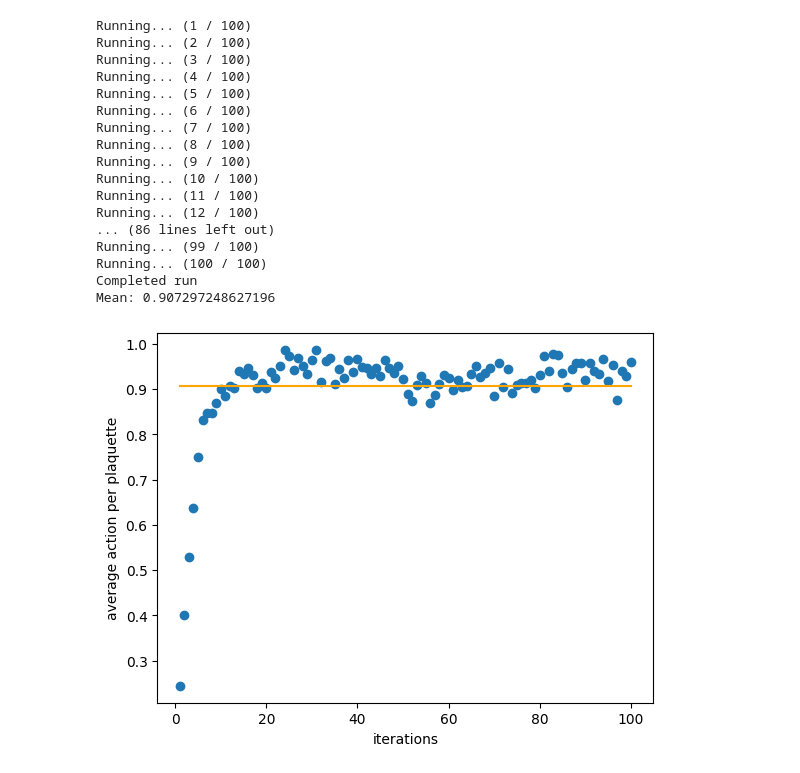
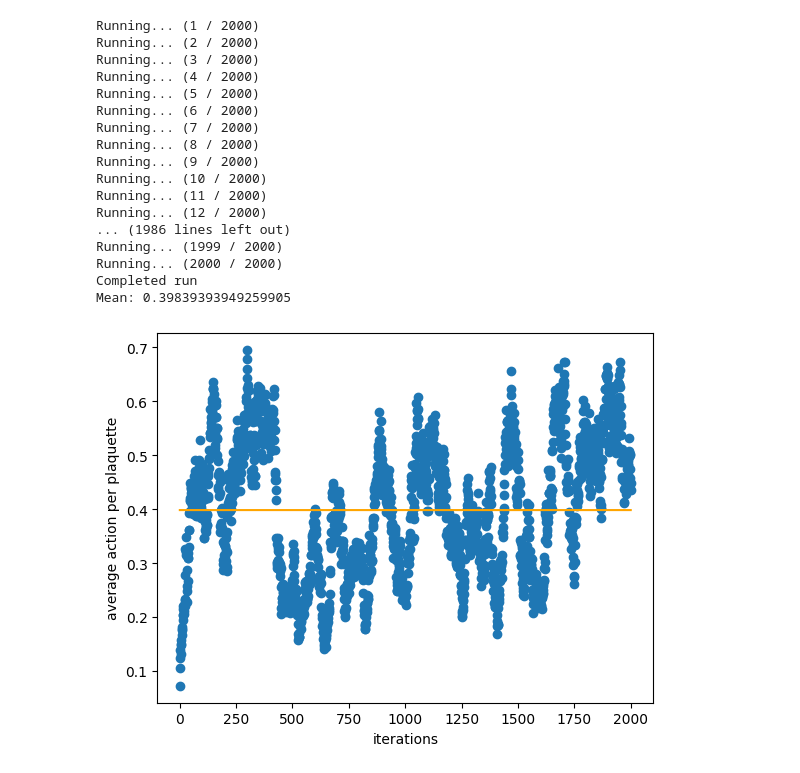
Before and after one commit to ties-oosthoek/monte-carlo-techniques-project, a Jupyter notebook: heatbath.ipynb, the cells around one changed output. Cells and saved outputs as stored; diff of their text form; code cells hidden in the pictures.

```diff
--- a/heatbath.ipynb
+++ b/heatbath.ipynb
@@ -123,17 +123,18 @@ def run_simulation(state,beta,k,n,measurements):
 # %%
 def try_gather_data_and_plot(state,beta,k,n,measurements):
     try_gather_data(state,beta,k,n,measurements)
-    try_plot_data(beta,measurements)
+    try_plot_data(len(state),beta,measurements)
 
 def try_gather_data(state,beta,k,n,measurements):
     with h5py.File('lattice.hdf5','a') as f:
-        if not f"beta{np.round(beta,decimals=2)}-average-action-per-iterations" in f:
+        width = len(state)
+        if not f"actions_w{width}_b{np.round(beta,decimals=2)}" in f:
             actions = run_simulation(state,beta,k,n,measurements)
-            f.create_dataset(f"beta{np.round(beta,decimals=2)}-average-action-per-iterations",data=actions)
+            f.create_dataset(f"actions_w{width}_b{np.round(beta,decimals=2)}",data=actions)
 
-def try_plot_data(beta,measurements):
+def try_plot_data(width,beta,measurements):
     with h5py.File('lattice.hdf5','r') as f:
-        average_plaquette_actions = f[f"beta{np.round(beta,decimals=2)}-average-action-per-iterations"][()]
+        average_plaquette_actions = f[f"actions_w{width}_b{np.round(beta,decimals=2)}"][()]
 
         plt.scatter(np.linspace(1,measurements,measurements),average_plaquette_actions)
         plt.xlabel("iterations")
@@ -143,23 +144,23 @@ def try_plot_data(beta,measurements):
 
         print(f"Mean: {np.mean(average_plaquette_actions)}")
 # %%
-try_gather_data_and_plot(state=ordered_state(width=4),beta=0.55,k=0,n=1,measurements=400)
+try_gather_data_and_plot(state=ordered_state(width=4),beta=4,k=0,n=1,measurements=2000)
 # %% [output]
-Running... (1 / 100)
-Running... (2 / 100)
-Running... (3 / 100)
-Running... (4 / 100)
-Running... (5 / 100)
-Running... (6 / 100)
-Running... (7 / 100)
-Running... (8 / 100)
-Running... (9 / 100)
-Running... (10 / 100)
-Running... (11 / 100)
-Running... (12 / 100)
-... (86 lines left out)
-Running... (99 / 100)
-Running... (100 / 100)
+Running... (1 / 2000)
+Running... (2 / 2000)
+Running... (3 / 2000)
+Running... (4 / 2000)
+Running... (5 / 2000)
+Running... (6 / 2000)
+Running... (7 / 2000)
+Running... (8 / 2000)
+Running... (9 / 2000)
+Running... (10 / 2000)
+Running... (11 / 2000)
+Running... (12 / 2000)
+... (1986 lines left out)
+Running... (1999 / 2000)
+Running... (2000 / 2000)
 Completed run
-Mean: 0.907297248627196
+Mean: 0.39839393949259905
-[figure, old version]
+[figure, new version]
```
